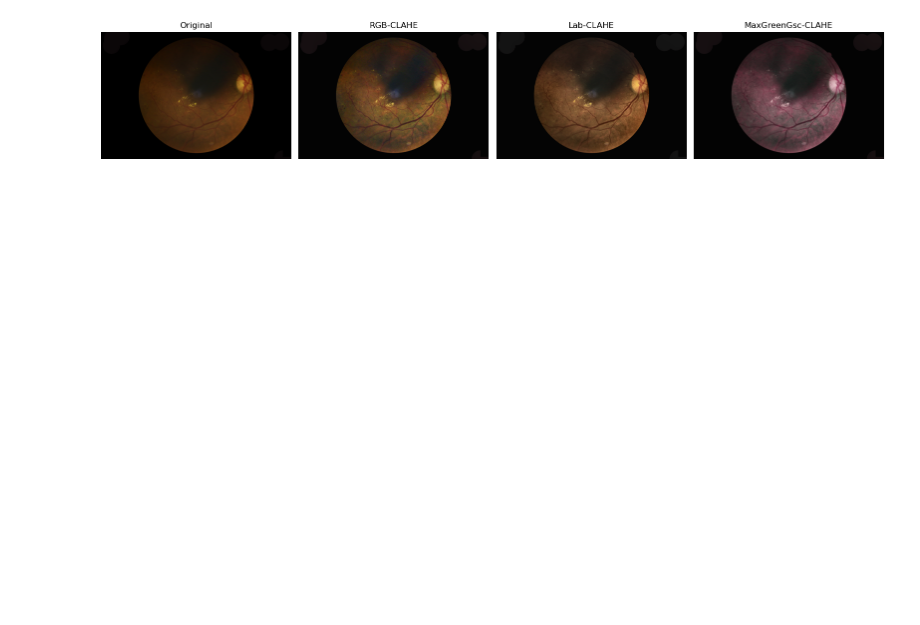
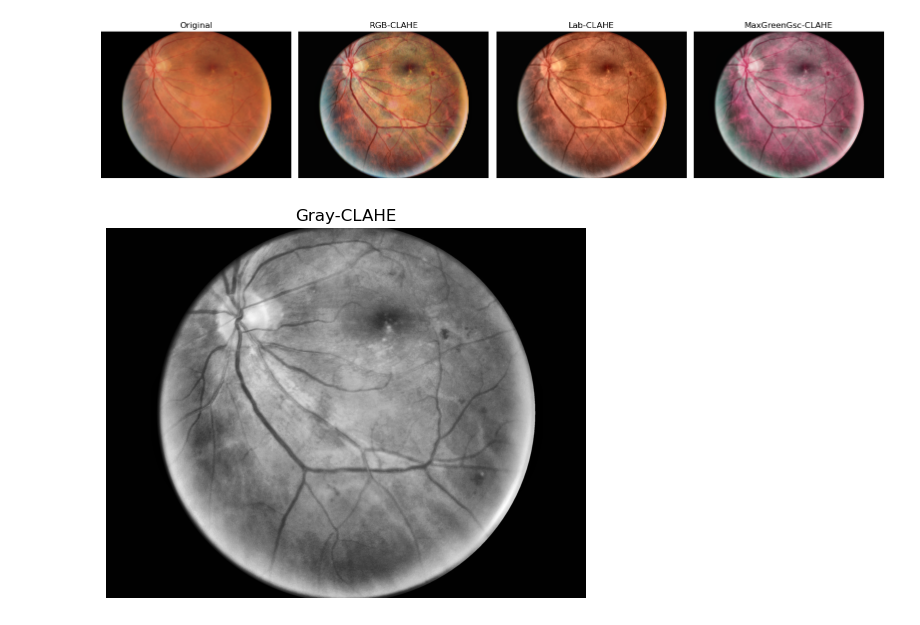
Before and after one commit to florianbasset/fundus-preprocessor-toolkit, a Jupyter notebook: notebook/Macsik.ipynb, the cells around one changed output. Drawn from its saved outputs; the diff is of its cells as text; code cells hidden in the pictures; blank space fills up the shorter version.

```diff
--- a/notebook/Macsik.ipynb
+++ b/notebook/Macsik.ipynb
@@ -30,8 +30,15 @@ def max_green_gsc_clahe(image, clip_limit=2.0, tile_grid_size=(8, 8)):
     max_green_gsc_clahe_image = cv2.merge([gray_clahe, green_clahe, max_pixel_clahe])
     return max_green_gsc_clahe_image
 
+def gray_clahe(image, clip_limit=2.0, tile_grid_size=(8, 8)):
+    gray_image = cv2.cvtColor(image, cv2.COLOR_BGR2GRAY)
+    clahe = cv2.createCLAHE(clipLimit=clip_limit, tileGridSize=tile_grid_size)
+    gray_clahe_image = clahe.apply(gray_image)
+    return gray_clahe_image
+
+
 # Example usage with matplotlib
-input_image = cv2.imread('../data/image_6.jpg')
+input_image = cv2.imread('../data/image_4.jpg')
 
 # RGB-CLAHE
 rgb_clahe_image = rgb_clahe(input_image)
@@ -41,35 +48,46 @@ lab_clahe_image = lab_clahe(input_image)
 
 # MaxGreenGsc-CLAHE
 max_green_gsc_clahe_image = max_green_gsc_clahe(input_image)
+
+# Gray-CLAHE
+gray_clahe_image = gray_clahe(input_image)
 
 # Plotting all images side by side
 plt.figure(figsize=(16, 6))
 
 # Original image
 plt.subplot(141)
 plt.title('Original')
 plt.imshow(cv2.cvtColor(input_image, cv2.COLOR_BGR2RGB))
 plt.axis('off')
 
 # RGB-CLAHE
 plt.subplot(142)
 plt.title('RGB-CLAHE')
 plt.imshow(cv2.cvtColor(rgb_clahe_image, cv2.COLOR_BGR2RGB))
 plt.axis('off')
 
 # Lab-CLAHE
 plt.subplot(143)
 plt.title('Lab-CLAHE')
 plt.imshow(cv2.cvtColor(lab_clahe_image, cv2.COLOR_BGR2RGB))
 plt.axis('off')
 
 # MaxGreenGsc-CLAHE
 plt.subplot(144)
 plt.title('MaxGreenGsc-CLAHE')
 plt.imshow(cv2.cvtColor(max_green_gsc_clahe_image, cv2.COLOR_BGR2RGB))
 plt.axis('off')
 
+
+
 plt.tight_layout()
 plt.show()
+
+plt.title('Gray-CLAHE')
+plt.imshow(gray_clahe_image, cmap='gray')
+plt.axis('off')
+plt.show()
 # %% [output]
-[figure, old version]
+[figure, new version]
+[figure, added]
```
Also changed, not shown: 3 other files.
